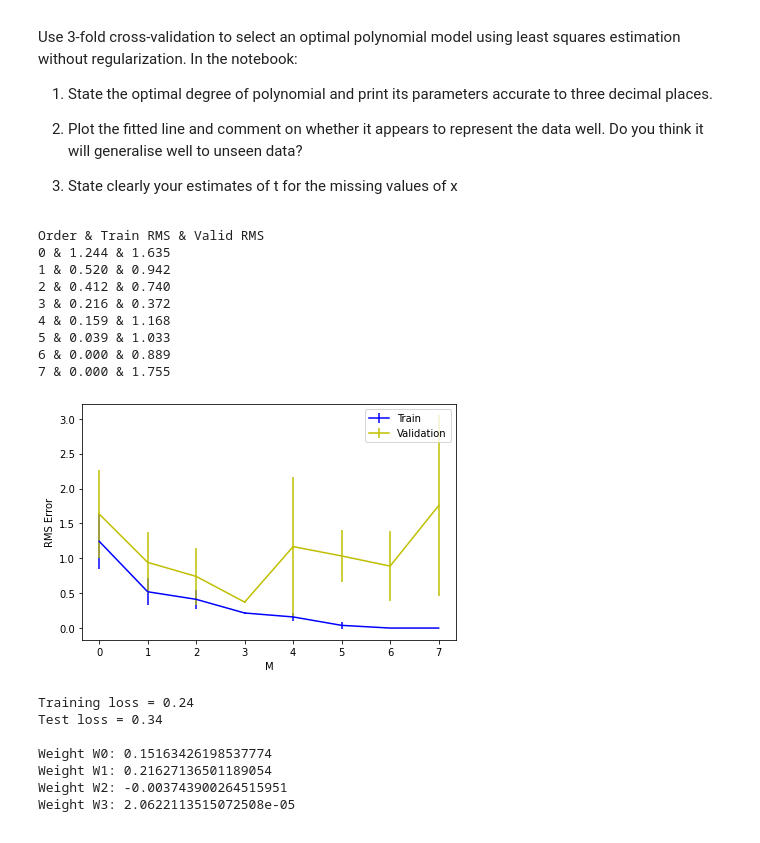
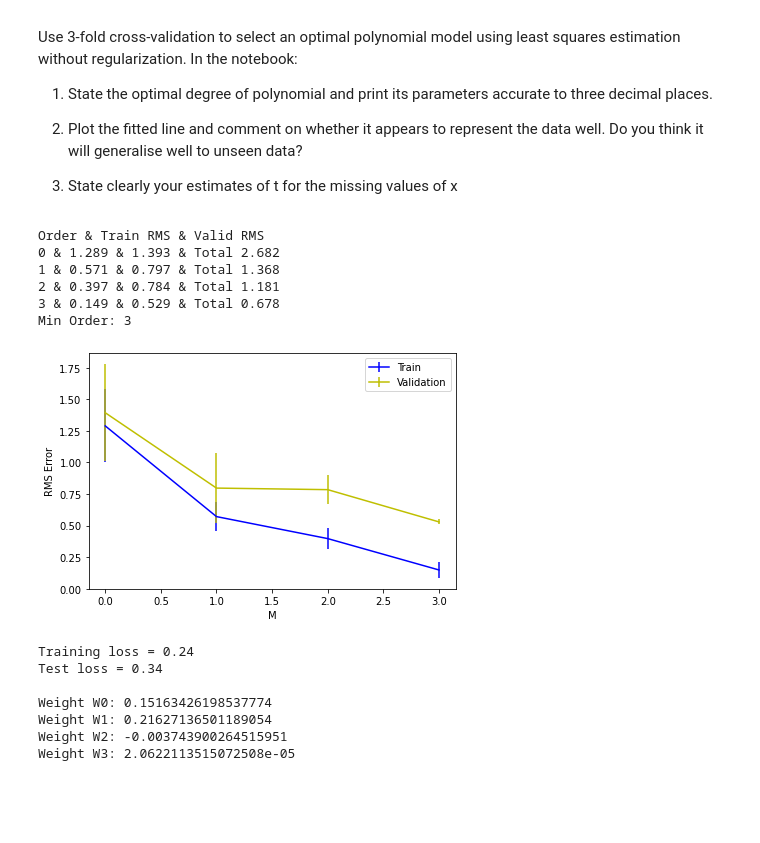
Before and after one commit to palvindersander/machine-learning-uni, a Jupyter notebook: regression 1/assignment1.ipynb, the cells around one changed output. Saved outputs shown, nothing was run; the diff lists cells and outputs as text; code cells hidden in the pictures; blank space fills up the shorter version.

```diff
--- a/regression 1/assignment1.ipynb
+++ b/regression 1/assignment1.ipynb
@@ -34,6 +34,8 @@ Use 3-fold cross-validation to select an optimal polynomial model using least sq
 # Points: 0  1  2  3  4  5  6  7  8  9 10 11 12 13
 # Split:  C  C  E  C  C  E  C  C  E  C  C  E  C  C
 
+# For result reproducability
+np.random.seed(1234)
 
 # The combined data for cross-validation: 10pts
 xtrainval = np.concatenate((x.flatten()[0::3], x.flatten()[1::3]), axis=0)
@@ -53,7 +55,7 @@ trainval = np.random.permutation(trainval)
 Folds = [ trainval[0:3], trainval[3:7], trainval[7:] ]
 
 # Max polynomial order set to 7 because the training
-M = [0,1,2,3,4,5,6,7]
+M = [0,1,2,3]
 
 # Number of folds
 K = 3
@@ -82,43 +84,46 @@ for i in M:
         PhiValid = np.array([pow(Valid[:,0],j) for j in range(0,i+1)]).transpose()
 
         # Train the model
         w = np.linalg.solve(np.matmul(PhiTrain.transpose(),PhiTrain), np.matmul(PhiTrain.transpose(),Train[:,1]))
 
         # Compute the error on the training set
         train_loss.append(np.sqrt(np.average(pow(Train[:,1]-np.matmul(PhiTrain,w),2))))
 
         # Compute the error on the validation set
         validation_loss.append(np.sqrt(np.average(pow(Valid[:,1]-np.matmul(PhiValid,w),2))))
 
     # Record the average over the folds
     rmstrain.append(np.average(train_loss))
     rmsvalid.append(np.average(validation_loss))
     stdtrain.append(np.std(train_loss))
     stdvalid.append(np.std(validation_loss))
 
 # Plot RMS Error for each Polynomial order
 plt.figure()
 plt.errorbar(M,rmstrain,fmt='b-',yerr=stdtrain,label="Train")
 plt.errorbar(M,rmsvalid,fmt='y-',yerr=stdvalid,label="Validation")
 plt.xlabel('M')
 plt.ylabel('RMS Error')
 plt.legend()
 plt.tight_layout()
 
 print("Order & Train RMS & Valid RMS ")
+minOrder = 0
+minTotal = float('inf')
 for i in M:
-    print(f"{i:d} & {rmstrain[i]:.3f} & {rmsvalid[i]:.3f}")
+    if rmstrain[i] + rmsvalid[i] < minTotal:
+        minTotal = rmstrain[i] + rmsvalid[i]
+        minOrder = i
+    print(f"{i:d} & {rmstrain[i]:.3f} & {rmsvalid[i]:.3f} & Total {(rmstrain[i] + rmsvalid[i]):.3f}")
+print(f"Min Order: {minOrder}")
 # %% [output]
 Order & Train RMS & Valid RMS
-0 & 1.244 & 1.635
-1 & 0.520 & 0.942
-2 & 0.412 & 0.740
-3 & 0.216 & 0.372
-4 & 0.159 & 1.168
-5 & 0.039 & 1.033
-6 & 0.000 & 0.889
-7 & 0.000 & 1.755
+0 & 1.289 & 1.393 & Total 2.682
+1 & 0.571 & 0.797 & Total 1.368
+2 & 0.397 & 0.784 & Total 1.181
+3 & 0.149 & 0.529 & Total 0.678
+Min Order: 3
-[figure, old version]
+[figure, new version]
 # %%
 # Recompute the basis for the cubic model
 polyorder = 3
```
Also changed, not shown: parts of 2 cells of this notebook, 6 other files.
